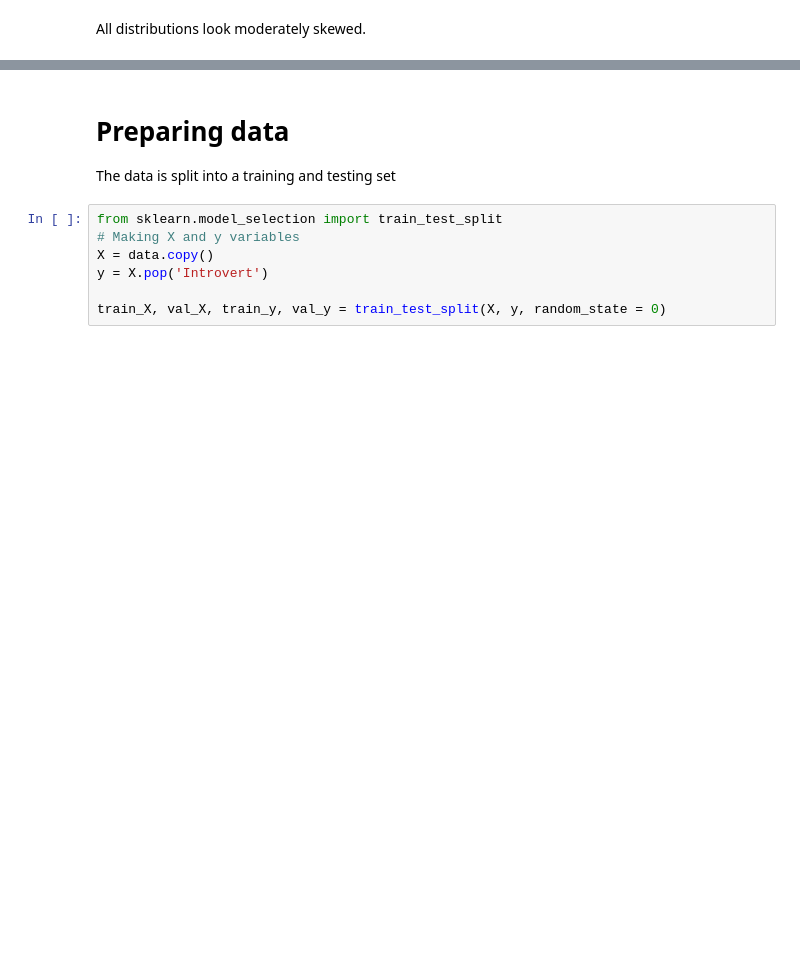
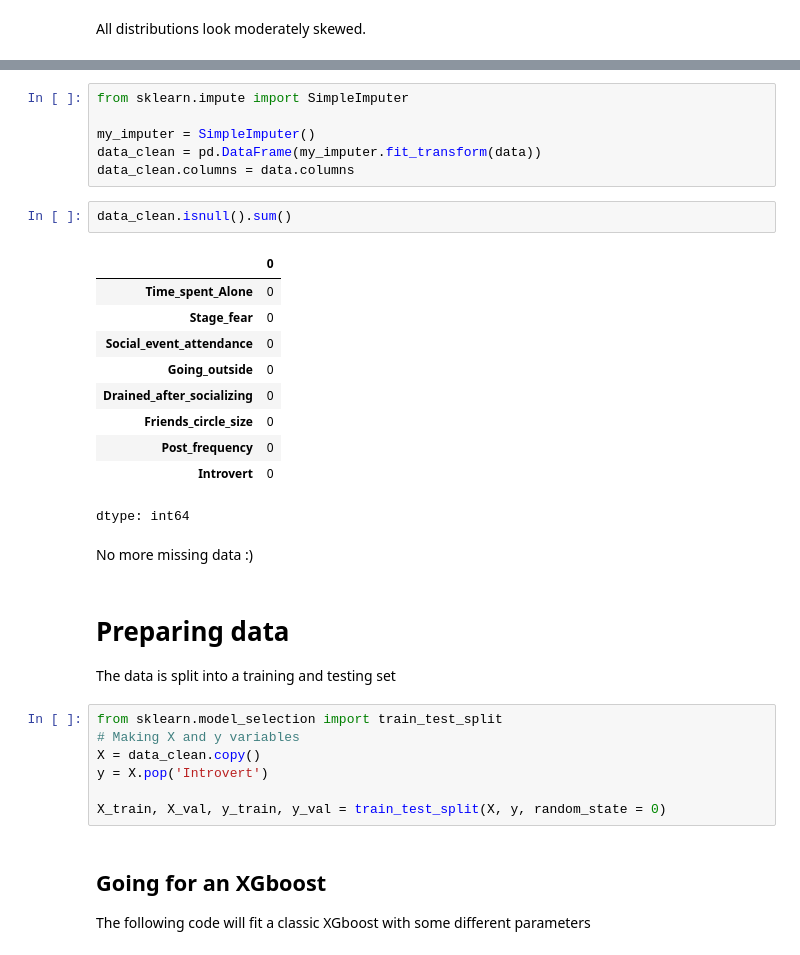
Before and after one commit to simon-mellergaard/datasimon, a Jupyter notebook: Kaggle competitions/introverts-extroverts.ipynb, the cells around one changed output, grey strips where cells are left out. Cells and saved outputs as stored; diff of their text form; blank space fills up the shorter version.

```diff
--- a/Kaggle competitions/introverts-extroverts.ipynb
+++ b/Kaggle competitions/introverts-extroverts.ipynb
@@ -130,3 +145,24 @@ sns.lmplot(
+# %%
+from sklearn.impute import SimpleImputer
+
+my_imputer = SimpleImputer()
+data_clean = pd.DataFrame(my_imputer.fit_transform(data))
+data_clean.columns = data.columns
+# %%
+data_clean.isnull().sum()
+# %% [output]
+|  | 0 |
+| Time_spent_Alone | 0 |
+| Stage_fear | 0 |
+| Social_event_attendance | 0 |
+| Going_outside | 0 |
+| Drained_after_socializing | 0 |
+| Friends_circle_size | 0 |
+| Post_frequency | 0 |
+| Introvert | 0 |
+dtype: int64
+# %% [markdown]
+No more missing data :)
 # %% [markdown]
 # Preparing data
 
@@ -134,7 +170,11 @@ The data is split into a training and testing set
 # %%
 from sklearn.model_selection import train_test_split
 # Making X and y variables
-X = data.copy()
+X = data_clean.copy()
 y = X.pop('Introvert')
 
-train_X, val_X, train_y, val_y = train_test_split(X, y, random_state = 0)
+X_train, X_val, y_train, y_val = train_test_split(X, y, random_state = 0)
+# %% [markdown]
+## Going for an XGboost
+
+The following code will fit a classic XGboost with some different parameters
```
Also changed, not shown: parts of 19 cells of this notebook.
